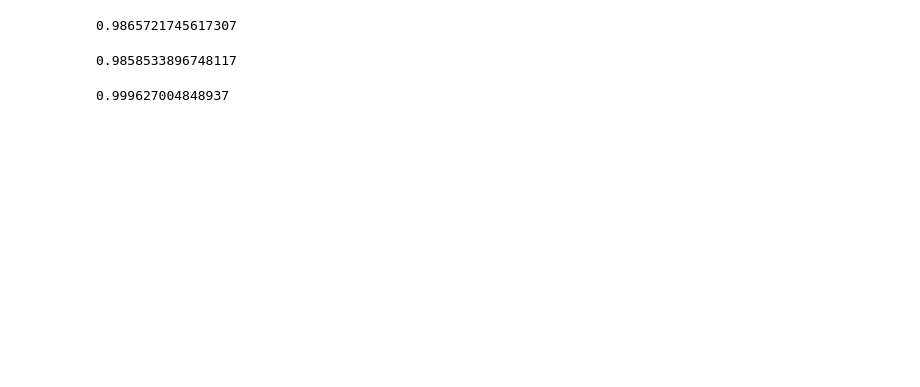
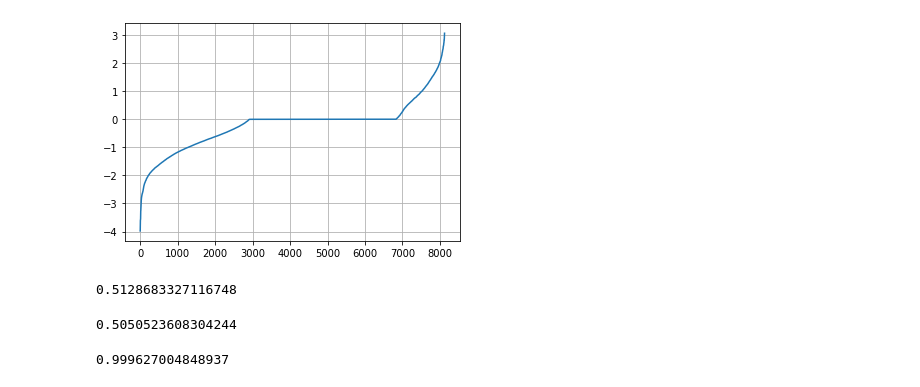
Before and after one commit to BabylenMagnus/EStraine, a Jupyter notebook: Test.ipynb, the cells around one changed output. Cells and saved outputs as stored; diff of their text form; code cells hidden in the pictures; blank space fills up the shorter version.

```diff
--- a/Test.ipynb
+++ b/Test.ipynb
@@ -41,11 +65,15 @@ mar()
+# %%
+mar()
+# %% [output]
+[figure, added]
 # %%
-np.sum(model.predict(X_test) == y_test) / len(X_test)
+np.sum(model.predict_(X_test) == y_test) / len(X_test)
 # %% [output]
-0.9865721745617307
+0.5128683327116748
 # %%
-np.sum(model.predict(X_train) == y_train) / len(X_train)
+np.sum(model.predict_(X_train) == y_train) / len(X_train)
 # %% [output]
-0.9858533896748117
+0.5050523608304244
 # %%
 percept = Perceptron().fit(X_train, y_train)
 np.sum(percept.predict(X_test) == y_test) / len(X_test)
```
Also changed, not shown: parts of 22 cells of this notebook, 14 other files.
